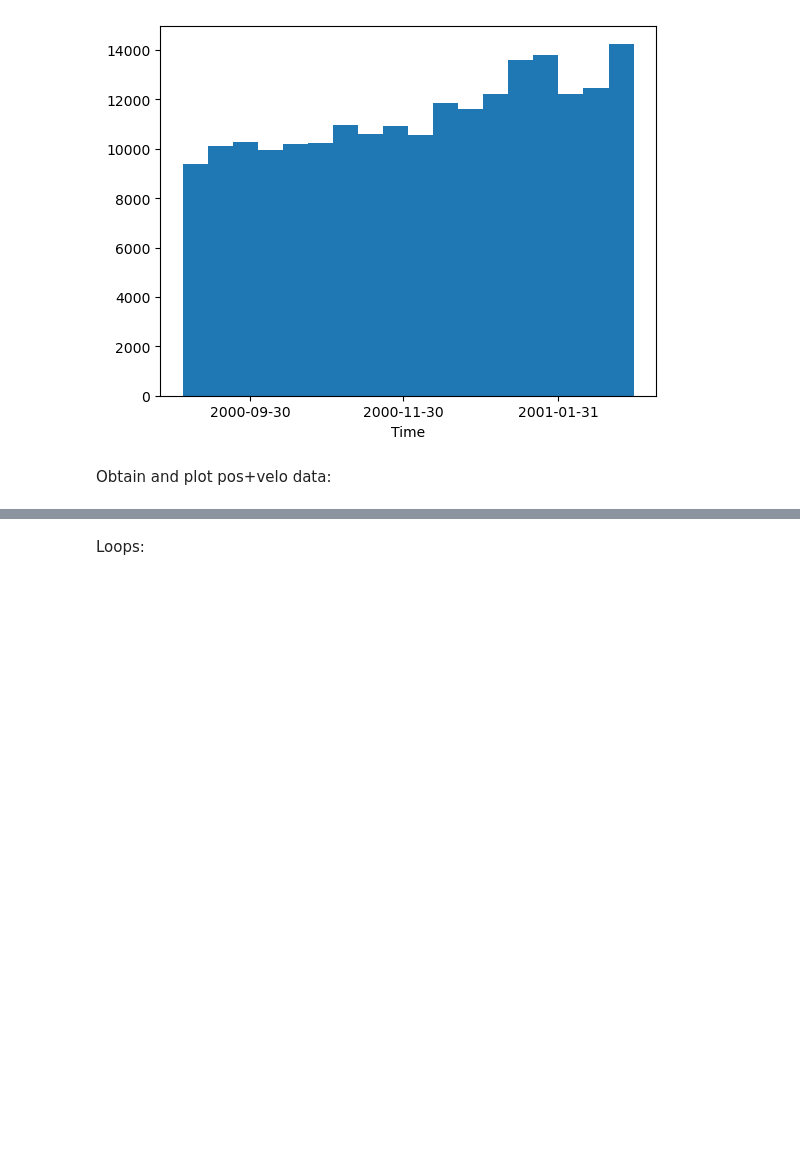
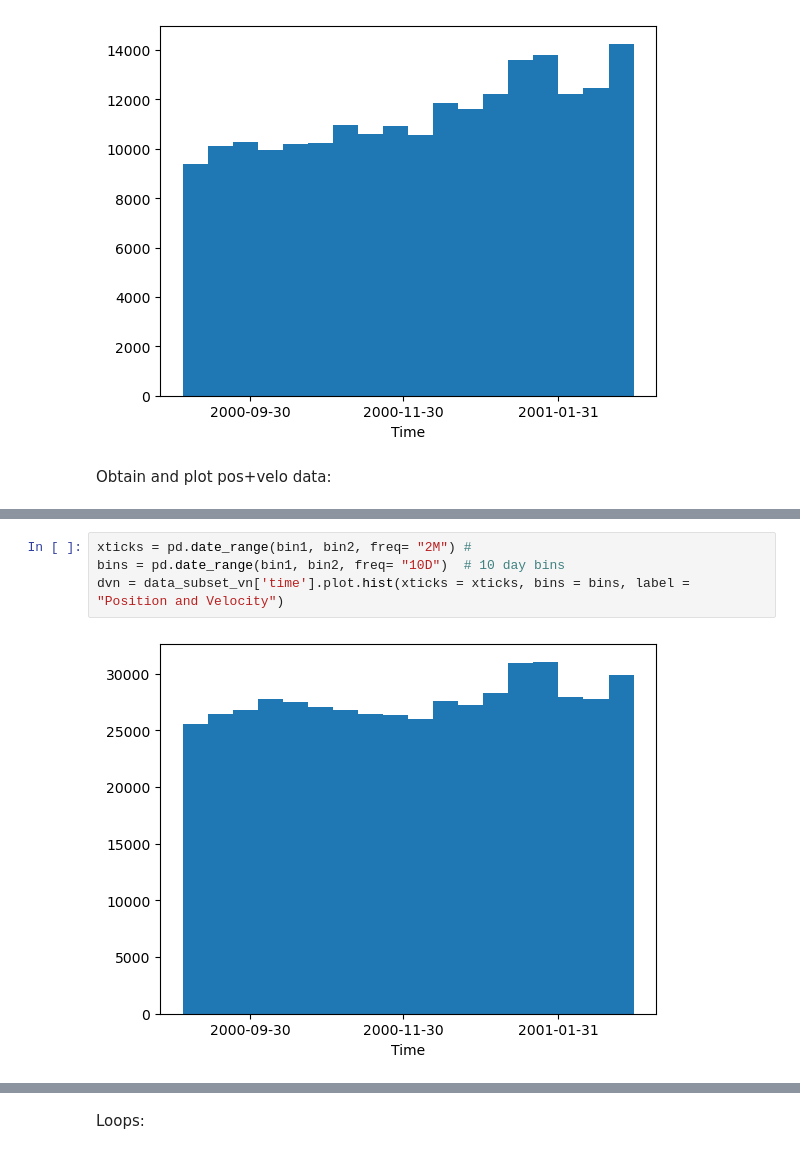
Before and after one commit to Eli8131/First_Project_SE, a Jupyter notebook: Histogram.ipynb, the cells around one changed output, grey strips where cells are left out. Cells and saved outputs as stored; diff of their text form; blank space fills up the shorter version.

```diff
--- a/Histogram.ipynb
+++ b/Histogram.ipynb
@@ -104,0 +123,6 @@ NameError: name 'data_subset_vn' is not defined
+# %%
+xticks = pd.date_range(bin1, bin2, freq= "2M") #
+bins = pd.date_range(bin1, bin2, freq= "10D")  # 10 day bins
+dvn = data_subset_vn['time'].plot.hist(xticks = xticks, bins = bins, label = "Position and Velocity")
+# %% [output]
+[figure, added]
```
Also changed, not shown: parts of 15 cells of this notebook.
